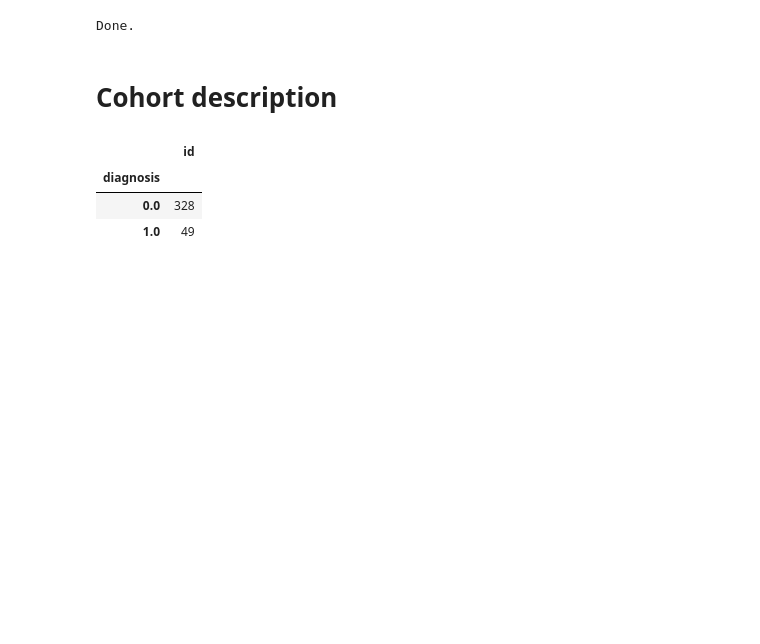
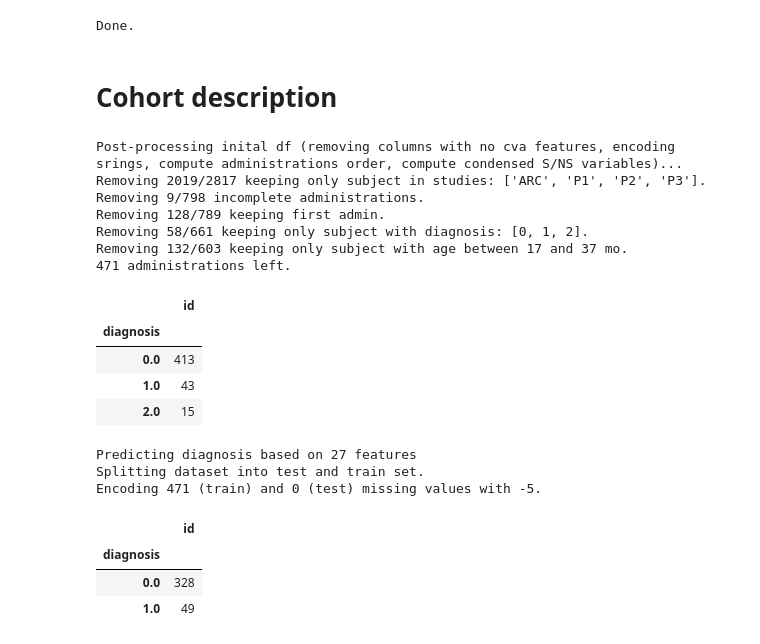
Before and after one commit to matiasdm/notes_on_stats, a Jupyter notebook: doc/notebooks/paper_figure_description.ipynb, the cells around one changed output. Drawn from its saved outputs; the diff is of its cells as text; code cells hidden in the pictures; blank space fills up the shorter version.

```diff
--- a/doc/notebooks/paper_figure_description.ipynb
+++ b/doc/notebooks/paper_figure_description.ipynb
@@ -9,16 +9,32 @@ Done.
 # %%
 df =  pd.read_csv(AUTISM_DATA_PATH)
 
 data = Dataset(df=df,
                missing_data_handling='imputation',
                imputation_method='constant',
                sampling_method='without',
-               scenario ='multimodal_2023_regular',
+               scenario ='multimodal_2023_regular_ddld',
                features_name = deepcopy(DEFAULT_PREDICTORS_BY_TYPES['All']),
                scale_data=False,
                use_missing_indicator_variables=USE_MISSING_INDICATOR_PREDICTORS,
-               verbosity=1,
+               verbosity=5,
                proportion_train=1)
+# %% [output]
+Post-processing inital df (removing columns with no cva features, encoding srings, compute administrations order, compute condensed S/NS variables)...
+Removing 2019/2817 keeping only subject in studies: ['ARC', 'P1', 'P2', 'P3'].
+Removing 9/798 incomplete administrations.
+Removing 128/789 keeping first admin.
+Removing 58/661 keeping only subject with diagnosis: [0, 1, 2].
+Removing 132/603 keeping only subject with age between 17 and 37 mo.
+471 administrations left.
+|  | id |
+| diagnosis |  |
+| 0.0 | 413 |
+| 1.0 | 43 |
+| 2.0 | 15 |
+Predicting diagnosis based on 27 features
+Splitting dataset into test and train set.
+Encoding 471 (train) and 0 (test) missing values with -5.
 # %%
 data.filter(administration={'studies':  ['ARC', 'P1', 'P2', 'P3'],
                                         'order': 'first',
```
Also changed, not shown: parts of 1 cell of this notebook, 2 other files.
